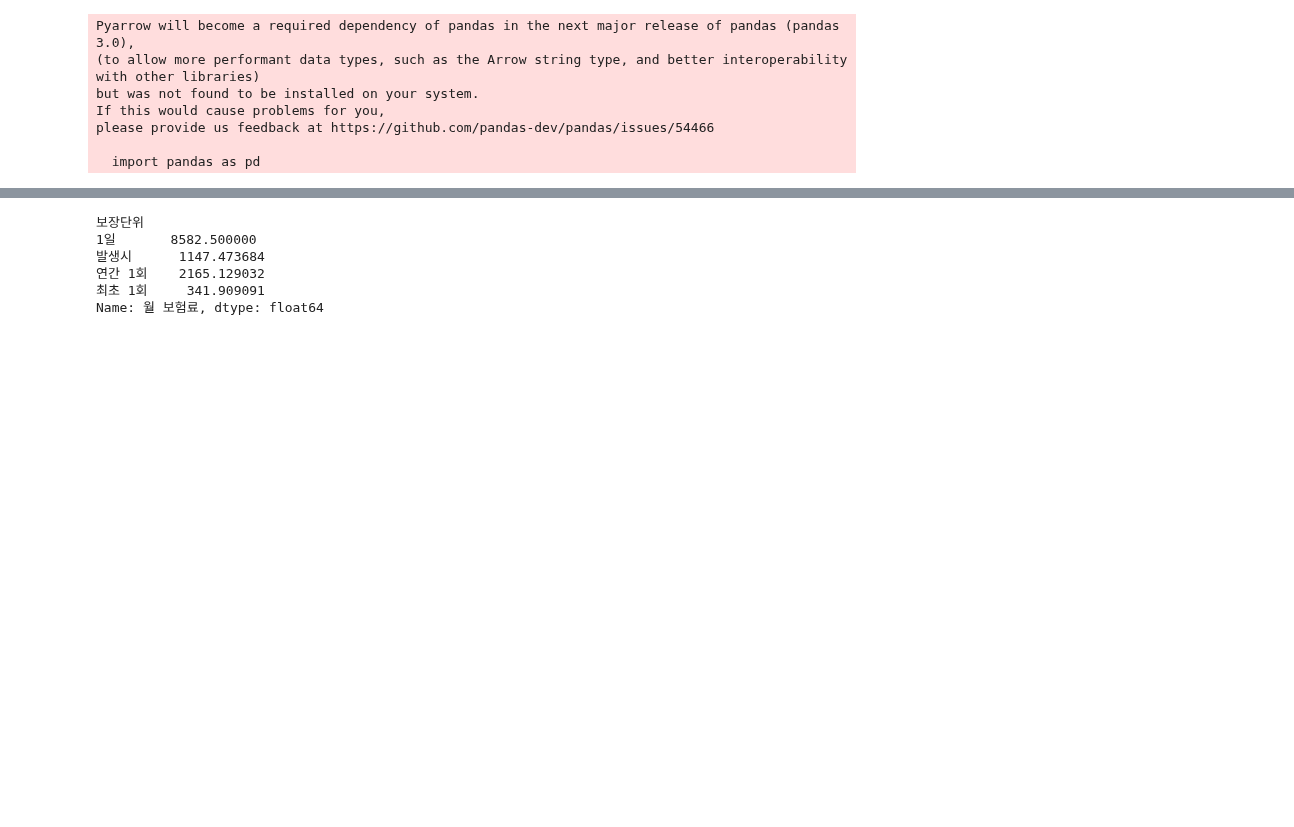
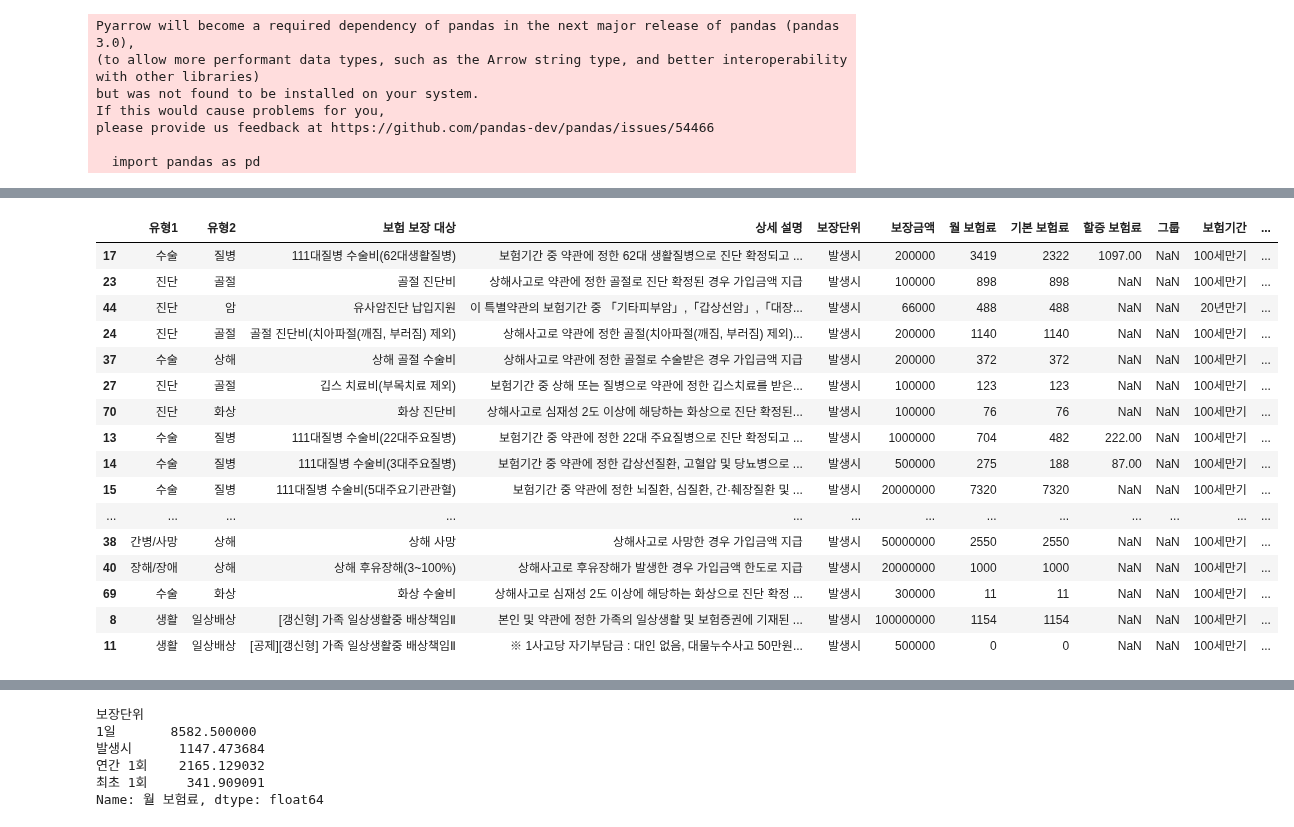
Before and after one commit to tiod0611/practice_language, a Jupyter notebook: python/데이터분석/insurance/insurance_분석.ipynb, the cells around one changed output, grey strips where cells are left out. Cells and saved outputs as stored; diff of their text form; code cells hidden in the pictures; blank space fills up the shorter version.

```diff
--- a/python/데이터분석/insurance/insurance_분석.ipynb
+++ b/python/데이터분석/insurance/insurance_분석.ipynb
@@ -24,0 +69,21 @@ data.head()
+# %%
+# 보장 대비 납입율
+data[data['보장단위']=='발생시'].sort_values('보장 대비 납입율', ascending=False)
+# %% [output]
+|  | 유형1 | 유형2 | 보험 보장 대상 | 상세 설명 | 보장단위 | 보장금액 | 월 보험료 | 기본 보험료 | 할증 보험료 | 그룹 | 보험기간 | ... |
+| 17 | 수술 | 질병 | 111대질병 수술비(62대생활질병) | 보험기간 중 약관에 정한 62대 생활질병으로 진단 확정되고 ... | 발생시 | 200000 | 3419 | 2322 | 1097.00 | NaN | 100세만기 | ... |
+| 23 | 진단 | 골절 | 골절 진단비 | 상해사고로 약관에 정한 골절로 진단 확정된 경우 가입금액 지급 | 발생시 | 100000 | 898 | 898 | NaN | NaN | 100세만기 | ... |
+| 44 | 진단 | 암 | 유사암진단 납입지원 | 이 특별약관의 보험기간 중 「기타피부암」,「갑상선암」,「대장... | 발생시 | 66000 | 488 | 488 | NaN | NaN | 20년만기 | ... |
+| 24 | 진단 | 골절 | 골절 진단비(치아파절(깨짐, 부러짐) 제외) | 상해사고로 약관에 정한 골절(치아파절(깨짐, 부러짐) 제외)... | 발생시 | 200000 | 1140 | 1140 | NaN | NaN | 100세만기 | ... |
+| 37 | 수술 | 상해 | 상해 골절 수술비 | 상해사고로 약관에 정한 골절로 수술받은 경우 가입금액 지급 | 발생시 | 200000 | 372 | 372 | NaN | NaN | 100세만기 | ... |
+| 27 | 진단 | 골절 | 깁스 치료비(부목치료 제외) | 보험기간 중 상해 또는 질병으로 약관에 정한 깁스치료를 받은... | 발생시 | 100000 | 123 | 123 | NaN | NaN | 100세만기 | ... |
+| 70 | 진단 | 화상 | 화상 진단비 | 상해사고로 심재성 2도 이상에 해당하는 화상으로 진단 확정된... | 발생시 | 100000 | 76 | 76 | NaN | NaN | 100세만기 | ... |
+| 13 | 수술 | 질병 | 111대질병 수술비(22대주요질병) | 보험기간 중 약관에 정한 22대 주요질병으로 진단 확정되고 ... | 발생시 | 1000000 | 704 | 482 | 222.00 | NaN | 100세만기 | ... |
+| 14 | 수술 | 질병 | 111대질병 수술비(3대주요질병) | 보험기간 중 약관에 정한 갑상선질환, 고혈압 및 당뇨병으로 ... | 발생시 | 500000 | 275 | 188 | 87.00 | NaN | 100세만기 | ... |
+| 15 | 수술 | 질병 | 111대질병 수술비(5대주요기관관혈) | 보험기간 중 약관에 정한 뇌질환, 심질환, 간·췌장질환 및 ... | 발생시 | 20000000 | 7320 | 7320 | NaN | NaN | 100세만기 | ... |
+| ... | ... | ... | ... | ... | ... | ... | ... | ... | ... | ... | ... | ... |
+| 38 | 간병/사망 | 상해 | 상해 사망 | 상해사고로 사망한 경우 가입금액 지급 | 발생시 | 50000000 | 2550 | 2550 | NaN | NaN | 100세만기 | ... |
+| 40 | 장해/장애 | 상해 | 상해 후유장해(3~100%) | 상해사고로 후유장해가 발생한 경우 가입금액 한도로 지급 | 발생시 | 20000000 | 1000 | 1000 | NaN | NaN | 100세만기 | ... |
+| 69 | 수술 | 화상 | 화상 수술비 | 상해사고로 심재성 2도 이상에 해당하는 화상으로 진단 확정 ... | 발생시 | 300000 | 11 | 11 | NaN | NaN | 100세만기 | ... |
+| 8 | 생활 | 일상배상 | [갱신형] 가족 일상생활중 배상책임Ⅱ | 본인 및 약관에 정한 가족의 일상생활 및 보험증권에 기재된 ... | 발생시 | 100000000 | 1154 | 1154 | NaN | NaN | 100세만기 | ... |
+| 11 | 생활 | 일상배상 | [공제][갱신형] 가족 일상생활중 배상책임Ⅱ | ※ 1사고당 자기부담금 : 대인 없음, 대물누수사고 50만원... | 발생시 | 500000 | 0 | 0 | NaN | NaN | 100세만기 | ... |
```
Also changed, not shown: parts of 20 cells of this notebook, 2 other files.
